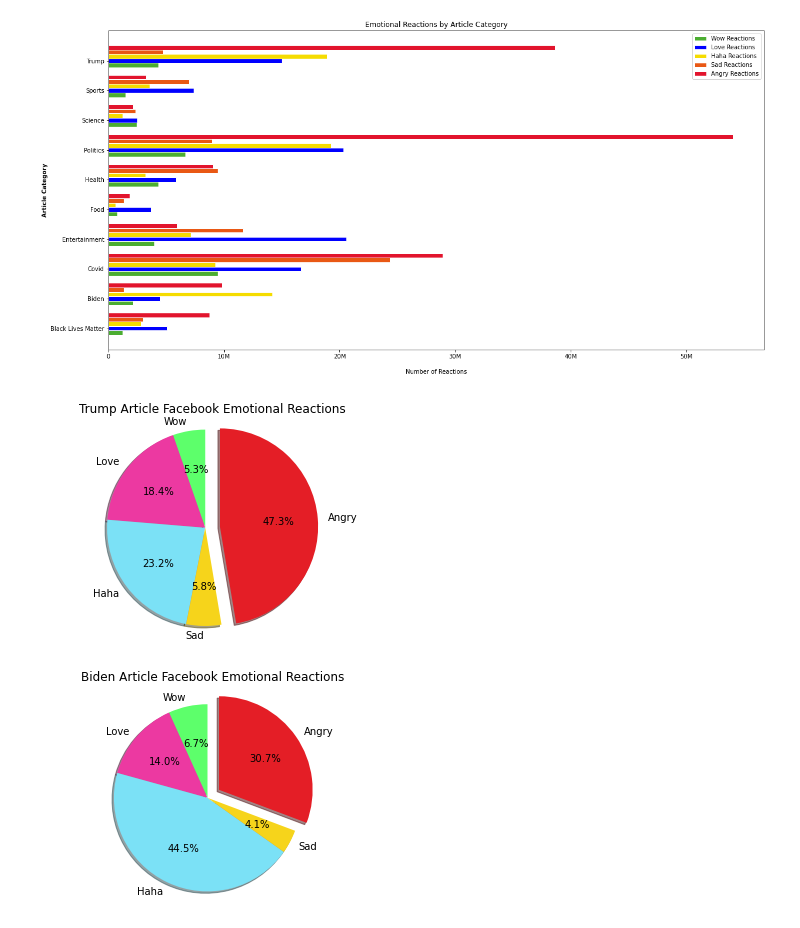
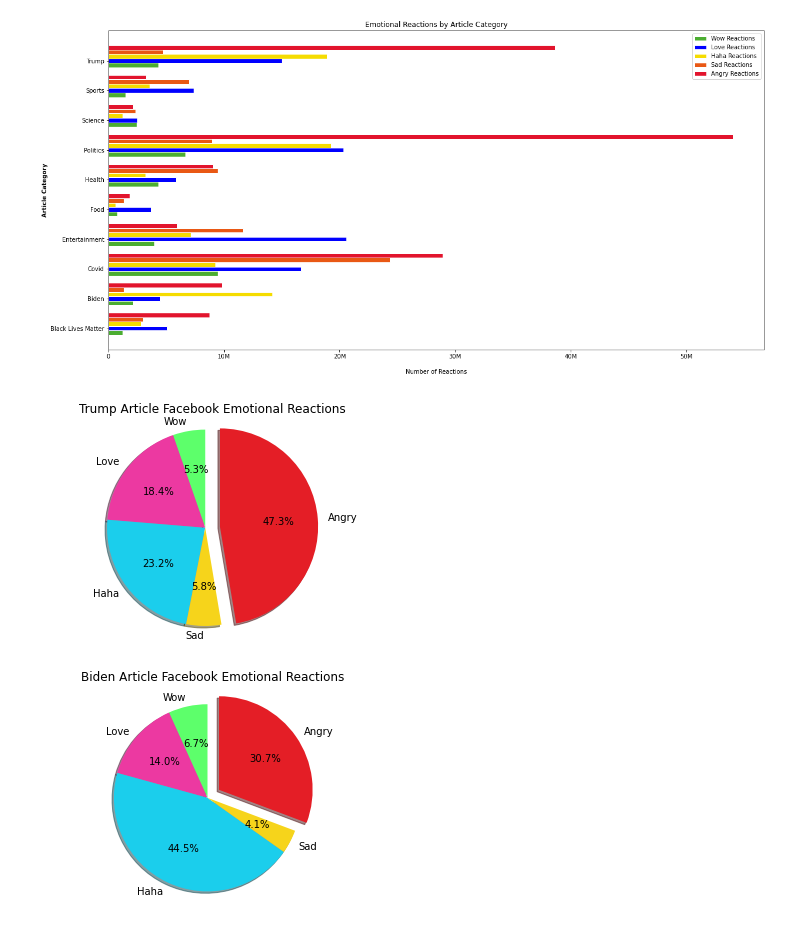
Before and after one commit to jakehtaylor/Classifying-Clickbait-Headlines, a Jupyter notebook: clean_dataframes.ipynb, the cells around one changed output. Drawn from its saved outputs; the diff is of its cells as text; code cells hidden in the pictures.

```diff
--- a/clean_dataframes.ipynb
+++ b/clean_dataframes.ipynb
@@ -468,7 +473,7 @@ trump_emotions = ['Wow', 'Love', 'Haha', 'Sad', 'Angry']
 trump_sums = [trump_wow, trump_love, trump_haha, trump_sad, trump_angry]
 
 #indicate colors for chart and explode stats
-colors = ["#5DFF6B", "#EC39A1", "#7BE1F6", "#F6D41B" , "#E41E26"]
+colors = ["#5DFF6B", "#EC39A1", "#1BCEEC", "#F6D41B" , "#E41E26"]
 explode = (0, 0, 0, 0, 0.15)
 
 #chart title
@@ -482,7 +487,7 @@ plt.axis("equal")
 plt.savefig('trump_emotions_pie.png', dpi=300, bbox_inches = 'tight')
 plt.show()
 # %% [output]
-[figure, old version]
+[figure, new version]
 # %%
 #Biden Emotional Pie Chart
 biden_df = articles_df.loc[articles_df['category'] == 'Biden']
@@ -491,33 +496,33 @@ biden_df.head(10)
 
 #determine emotional sums for Biden articles
 biden_wow = biden_df['wow_count'].sum()
 
 biden_love = biden_df['love_count'].sum()
 
 biden_haha = biden_df['haha_count'].sum()
 
 biden_sad = biden_df['sad_count'].sum()
 
 biden_angry = biden_df['angry_count'].sum()
 
 #set lists for categories and values for pie chart
 biden_emotions = ['Wow', 'Love', 'Haha', 'Sad', 'Angry']
 biden_sums = [biden_wow, biden_love, biden_haha, biden_sad, biden_angry]
 
 #indicate colors for chart and explode stats
-colors = ["#5DFF6B", "#EC39A1", "#7BE1F6", "#F6D41B" , "#E41E26"]
+colors = ["#5DFF6B", "#EC39A1", "#1BCEEC", "#F6D41B" , "#E41E26"]
 explode = (0, 0, 0, 0, 0.15)
 
 #chart title
 plt.title("Biden Article Facebook Emotional Reactions")
 
 #create pie chart for Biden emotions
 plt.pie(biden_sums, explode=explode, labels=biden_emotions, colors=colors,
         autopct="%1.1f%%", shadow=True, startangle=90)
 
 plt.axis("equal")
 plt.savefig('biden_emotions_pie.png', dpi=300, bbox_inches = 'tight')
 plt.show()
 # %% [output]
-[figure, old version]
+[figure, new version]
 # %%
```
Also changed, not shown: parts of 8 cells of this notebook, 10 other files.
